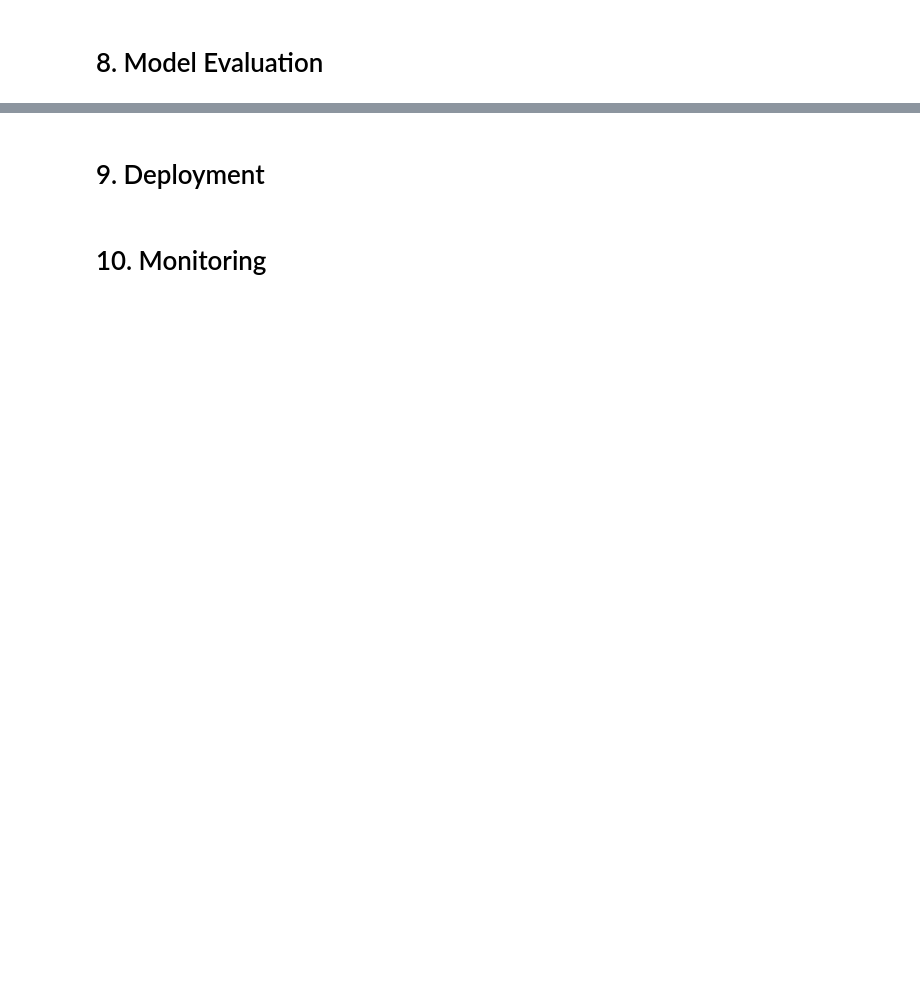
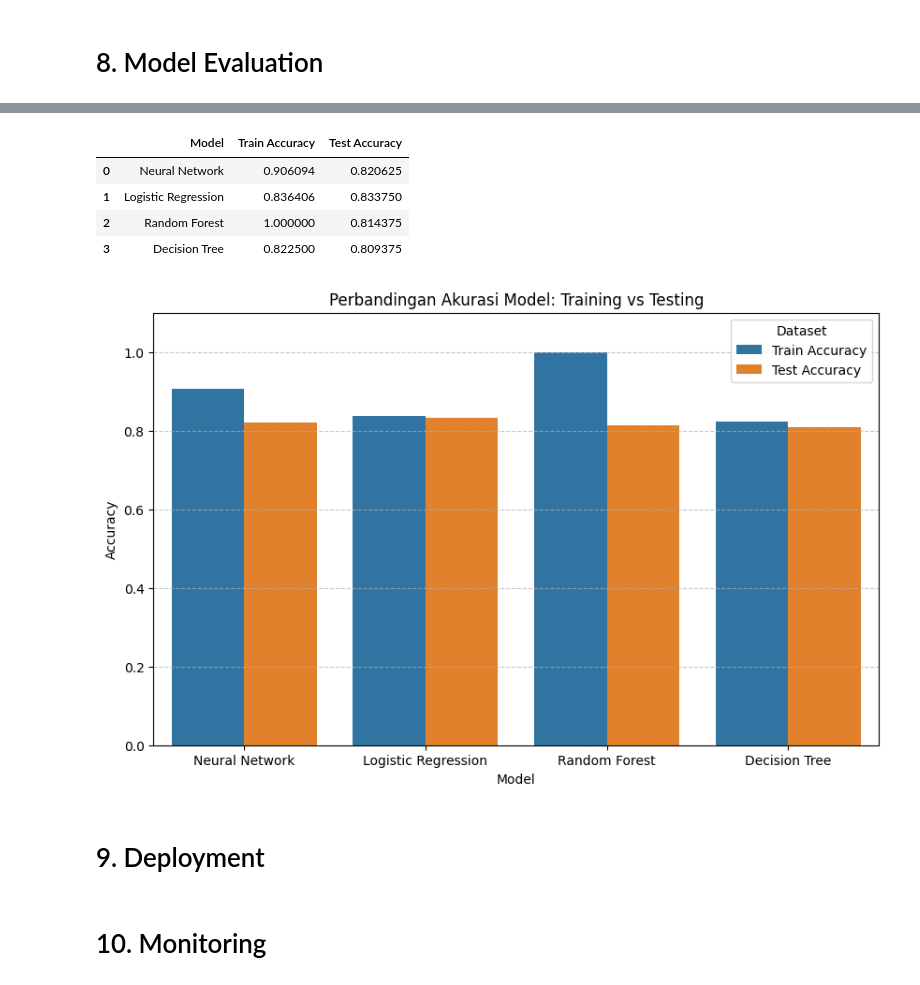
Before and after one commit to tangosierra111/CapstoneCodingCamp, a Jupyter notebook: Capstone_Project_Notebook.ipynb, the cells around one changed output, grey strips where cells are left out. Cells and saved outputs as stored; diff of their text form; code cells hidden in the pictures; blank space fills up the shorter version.

```diff
--- a/Capstone_Project_Notebook.ipynb
+++ b/Capstone_Project_Notebook.ipynb
@@ -518,14 +882,20 @@ df_final = pd.read_csv('/content/CLEANED_ai_impact_student_performance_dataset.c
 from sklearn.model_selection import train_test_split
 from sklearn.linear_model import LogisticRegression
 from sklearn.svm import SVC
+from sklearn.naive_bayes import GaussianNB
 from sklearn.tree import DecisionTreeClassifier
 from sklearn.neighbors import KNeighborsClassifier
 from sklearn.ensemble import RandomForestClassifier, GradientBoostingClassifier
+from xgboost import XGBClassifier
 from sklearn.metrics import classification_report
 
-# Split the features and the target variabel
-X = df_final.drop('performance_category', axis=1)
+# Perbaikan Data Leakage:
+# Hapus kolom yang merupakan target atau turunan langsung dari target
+drop_cols = ['performance_category', 'performance_encoded', 'final_score', 'passed', 'score_gap']
+X = df_final.drop(columns=[c for c in drop_cols if c in df_final.columns])
 y = df_final['performance_category']
 
-# Split the features and the target into training set and testing set
-X_train, X_test, y_train, y_test = train_test_split(X, y, random_state=1)
+# Split data kembali
+X_train, X_test, y_train, y_test = train_test_split(X, y, test_size=0.2, random_state=1, stratify=y)
+
+print(f"Fitur yang digunakan untuk melatih model: {X.columns.tolist()}")
@@ -536,10 +908,12 @@ X_train, X_test, y_train, y_test = train_test_split(X, y, random_state=1)
 models = [
     LogisticRegression(),
     SVC(),
+    GaussianNB(),
     DecisionTreeClassifier(),
     KNeighborsClassifier(),
     RandomForestClassifier(),
-    GradientBoostingClassifier()
+    GradientBoostingClassifier(),
+    XGBClassifier()
 ]
 
 # Train each model
@@ -569,3 +1169,65 @@ for model in models:
+# %%
+import pandas as pd
+import matplotlib.pyplot as plt
+import seaborn as sns
+
+# Menghitung akurasi untuk masing-masing model
+results = []
+
+# 1. Neural Network (TensorFlow)
+results.append({
+    'Model': 'Neural Network',
+    'Train Accuracy': (y_train_pred_tf == y_train).mean(),
+    'Test Accuracy': (y_test_pred_tf == y_test).mean()
+})
+
+# 2. Logistic Regression (Tuned)
+y_train_lr = best_models['LogisticRegression'].predict(X_train)
+y_test_lr = best_models['LogisticRegression'].predict(X_test)
+results.append({
+    'Model': 'Logistic Regression',
+    'Train Accuracy': (y_train_lr == y_train).mean(),
+    'Test Accuracy': (y_test_lr == y_test).mean()
+})
+
+# 3. Random Forest (Tuned)
+y_train_rf = best_models['RandomForest'].predict(X_train)
+y_test_rf = best_models['RandomForest'].predict(X_test)
+results.append({
+    'Model': 'Random Forest',
+    'Train Accuracy': (y_train_rf == y_train).mean(),
+    'Test Accuracy': (y_test_rf == y_test).mean()
+})
+
+# 4. Decision Tree (Tuned)
+y_train_dt = best_models['DecisionTree'].predict(X_train)
+y_test_dt = best_models['DecisionTree'].predict(X_test)
+results.append({
+    'Model': 'Decision Tree',
+    'Train Accuracy': (y_train_dt == y_train).mean(),
+    'Test Accuracy': (y_test_dt == y_test).mean()
+})
+
+# Membuat DataFrame perbandingan
+df_comparison = pd.DataFrame(results)
+display(df_comparison)
+
+# Visualisasi Perbandingan
+df_melted = df_comparison.melt(id_vars='Model', var_name='Dataset', value_name='Accuracy')
+
+plt.figure(figsize=(10, 6))
+sns.barplot(data=df_melted, x='Model', y='Accuracy', hue='Dataset')
+plt.ylim(0, 1.1)
+plt.title('Perbandingan Akurasi Model: Training vs Testing')
+plt.grid(axis='y', linestyle='--', alpha=0.7)
+plt.show()
+# %% [output]
+|  | Model | Train Accuracy | Test Accuracy |
+| 0 | Neural Network | 0.906094 | 0.820625 |
+| 1 | Logistic Regression | 0.836406 | 0.833750 |
+| 2 | Random Forest | 1.000000 | 0.814375 |
+| 3 | Decision Tree | 0.822500 | 0.809375 |
+[figure, added]
 # %% [markdown]
 # 9. Deployment
 # %% [markdown]
```
Also changed, not shown: parts of 42 cells of this notebook.
